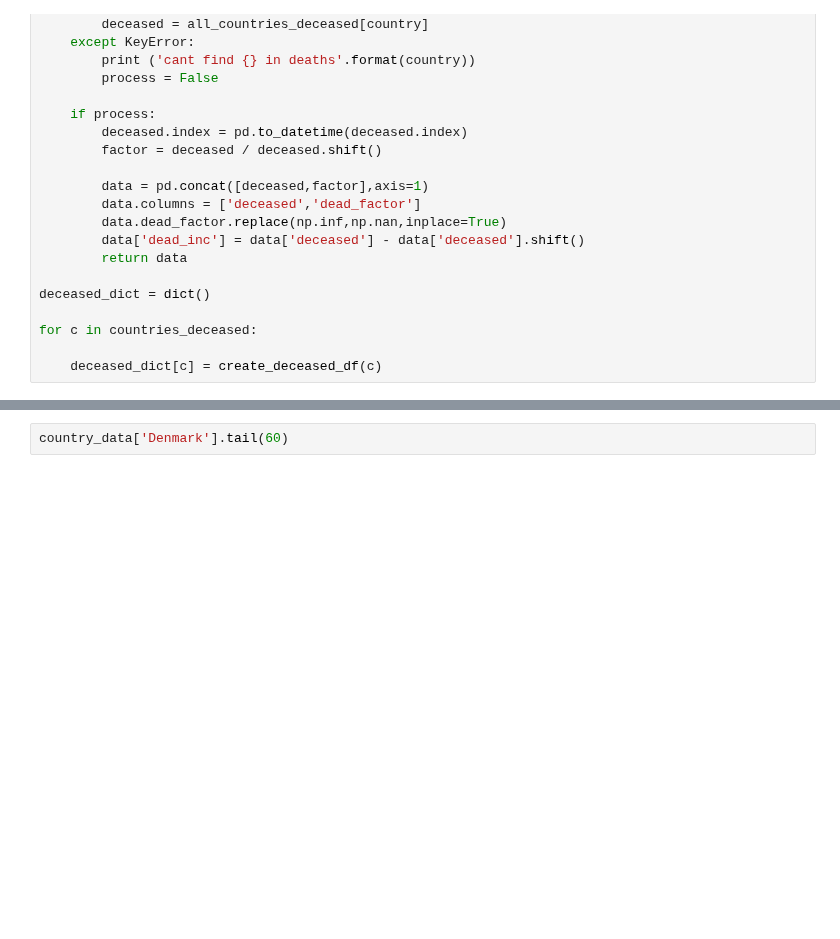
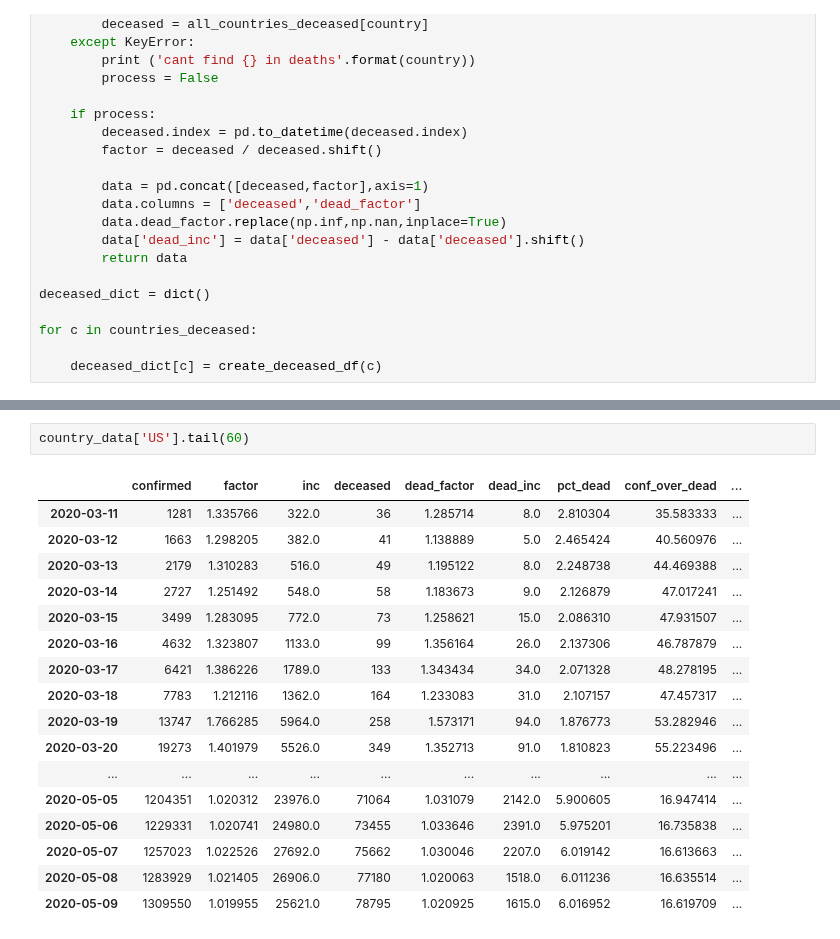
Before and after one commit to tolex3/note, a Jupyter notebook: covid_confirmed.ipynb, the cells around one changed output, grey strips where cells are left out. Saved outputs shown, nothing was run; the diff lists cells and outputs as text; blank space fills up the shorter version.

```diff
--- a/covid_confirmed.ipynb
+++ b/covid_confirmed.ipynb
@@ -194,4 +293,22 @@ country_data['Sweden'].tail(40)
 # %%
-country_data['Denmark'].tail(60)
+country_data['US'].tail(60)
+# %% [output]
+|  | confirmed | factor | inc | deceased | dead_factor | dead_inc | pct_dead | conf_over_dead | ... |
+| 2020-03-11 | 1281 | 1.335766 | 322.0 | 36 | 1.285714 | 8.0 | 2.810304 | 35.583333 | ... |
+| 2020-03-12 | 1663 | 1.298205 | 382.0 | 41 | 1.138889 | 5.0 | 2.465424 | 40.560976 | ... |
+| 2020-03-13 | 2179 | 1.310283 | 516.0 | 49 | 1.195122 | 8.0 | 2.248738 | 44.469388 | ... |
+| 2020-03-14 | 2727 | 1.251492 | 548.0 | 58 | 1.183673 | 9.0 | 2.126879 | 47.017241 | ... |
+| 2020-03-15 | 3499 | 1.283095 | 772.0 | 73 | 1.258621 | 15.0 | 2.086310 | 47.931507 | ... |
+| 2020-03-16 | 4632 | 1.323807 | 1133.0 | 99 | 1.356164 | 26.0 | 2.137306 | 46.787879 | ... |
+| 2020-03-17 | 6421 | 1.386226 | 1789.0 | 133 | 1.343434 | 34.0 | 2.071328 | 48.278195 | ... |
+| 2020-03-18 | 7783 | 1.212116 | 1362.0 | 164 | 1.233083 | 31.0 | 2.107157 | 47.457317 | ... |
+| 2020-03-19 | 13747 | 1.766285 | 5964.0 | 258 | 1.573171 | 94.0 | 1.876773 | 53.282946 | ... |
+| 2020-03-20 | 19273 | 1.401979 | 5526.0 | 349 | 1.352713 | 91.0 | 1.810823 | 55.223496 | ... |
+| ... | ... | ... | ... | ... | ... | ... | ... | ... | ... |
+| 2020-05-05 | 1204351 | 1.020312 | 23976.0 | 71064 | 1.031079 | 2142.0 | 5.900605 | 16.947414 | ... |
+| 2020-05-06 | 1229331 | 1.020741 | 24980.0 | 73455 | 1.033646 | 2391.0 | 5.975201 | 16.735838 | ... |
+| 2020-05-07 | 1257023 | 1.022526 | 27692.0 | 75662 | 1.030046 | 2207.0 | 6.019142 | 16.613663 | ... |
+| 2020-05-08 | 1283929 | 1.021405 | 26906.0 | 77180 | 1.020063 | 1518.0 | 6.011236 | 16.635514 | ... |
+| 2020-05-09 | 1309550 | 1.019955 | 25621.0 | 78795 | 1.020925 | 1615.0 | 6.016952 | 16.619709 | ... |
 # %%
 country_data['Spain'].tail(40)
```
Also changed, not shown: parts of 12 cells of this notebook, 11 other files.
